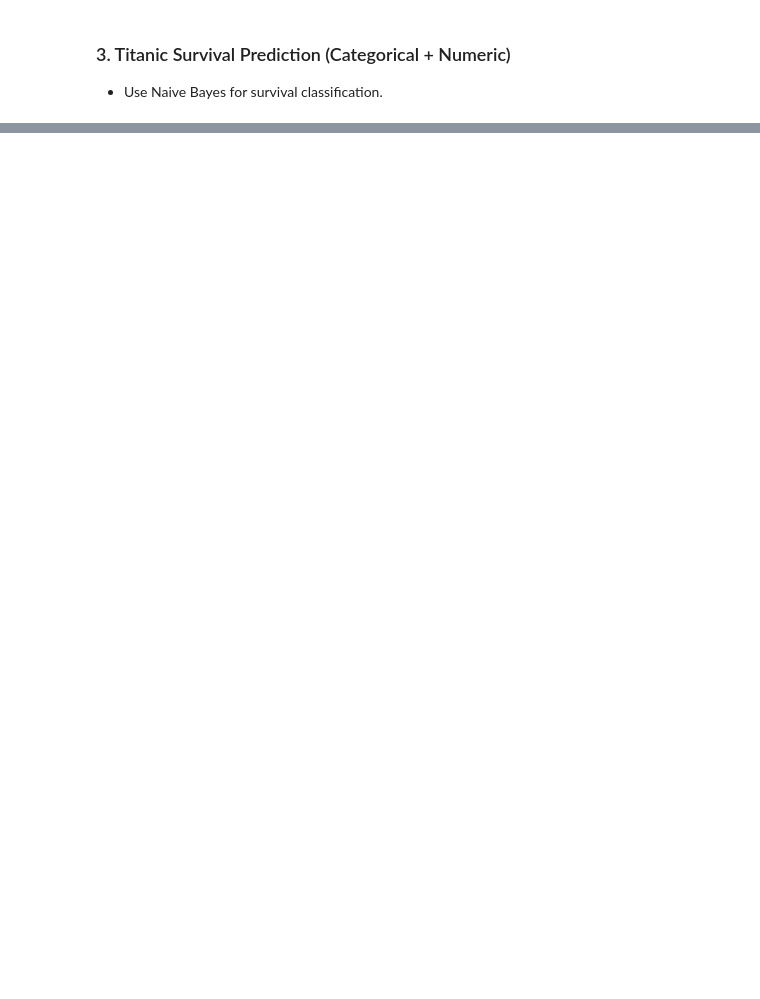
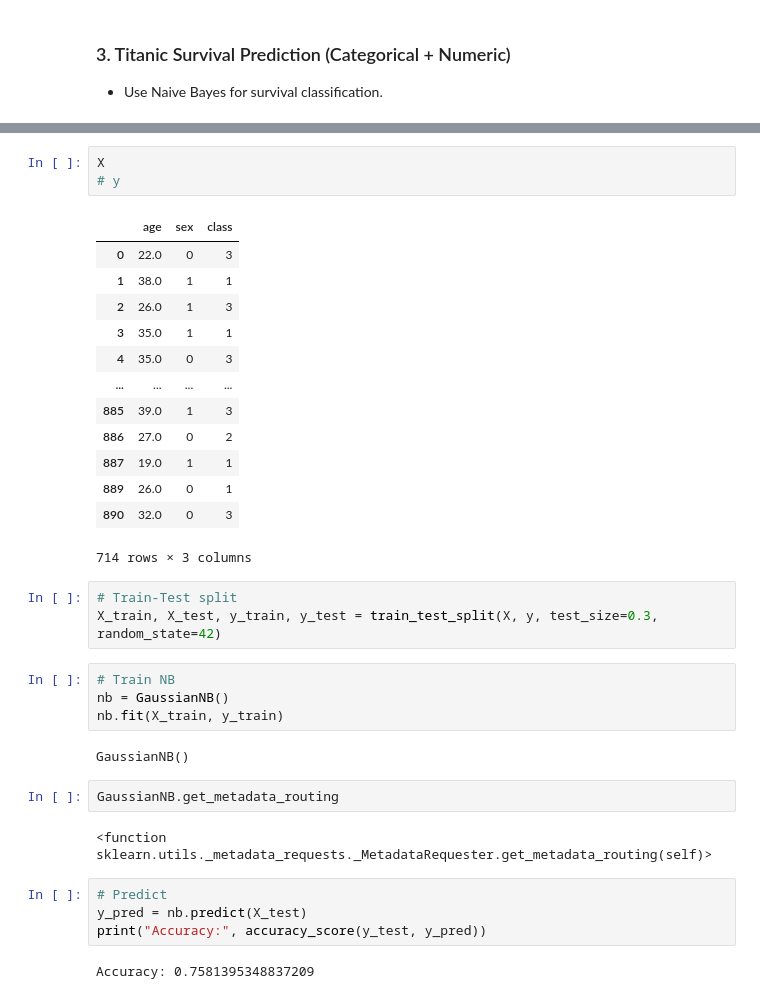
Before and after one commit to macsrc/mac-PythonDataScienceHandbook, a Jupyter notebook: notebooks/05.05.a-Naive-Bayes-1.ipynb, the cells around one changed output, grey strips where cells are left out. Cells and saved outputs as stored; diff of their text form; blank space fills up the shorter version.

```diff
--- a/notebooks/05.05.a-Naive-Bayes-1.ipynb
+++ b/notebooks/05.05.a-Naive-Bayes-1.ipynb
@@ -87,0 +95,36 @@ Accuracy: 0.7581395348837209
+# %%
+X
+# y
+# %% [output]
+|  | age | sex | class |
+| 0 | 22.0 | 0 | 3 |
+| 1 | 38.0 | 1 | 1 |
+| 2 | 26.0 | 1 | 3 |
+| 3 | 35.0 | 1 | 1 |
+| 4 | 35.0 | 0 | 3 |
+| ... | ... | ... | ... |
+| 885 | 39.0 | 1 | 3 |
+| 886 | 27.0 | 0 | 2 |
+| 887 | 19.0 | 1 | 1 |
+| 889 | 26.0 | 0 | 1 |
+| 890 | 32.0 | 0 | 3 |
+714 rows × 3 columns
+# %%
+# Train-Test split
+X_train, X_test, y_train, y_test = train_test_split(X, y, test_size=0.3, random_state=42)
+# %%
+# Train NB
+nb = GaussianNB()
+nb.fit(X_train, y_train)
+# %% [output]
+GaussianNB()
+# %%
+GaussianNB.get_metadata_routing
+# %% [output]
+<function sklearn.utils._metadata_requests._MetadataRequester.get_metadata_routing(self)>
+# %%
+# Predict
+y_pred = nb.predict(X_test)
+print("Accuracy:", accuracy_score(y_test, y_pred))
+# %% [output]
+Accuracy: 0.7581395348837209
```
Also changed, not shown: parts of 17 cells of this notebook, 4 other files.
